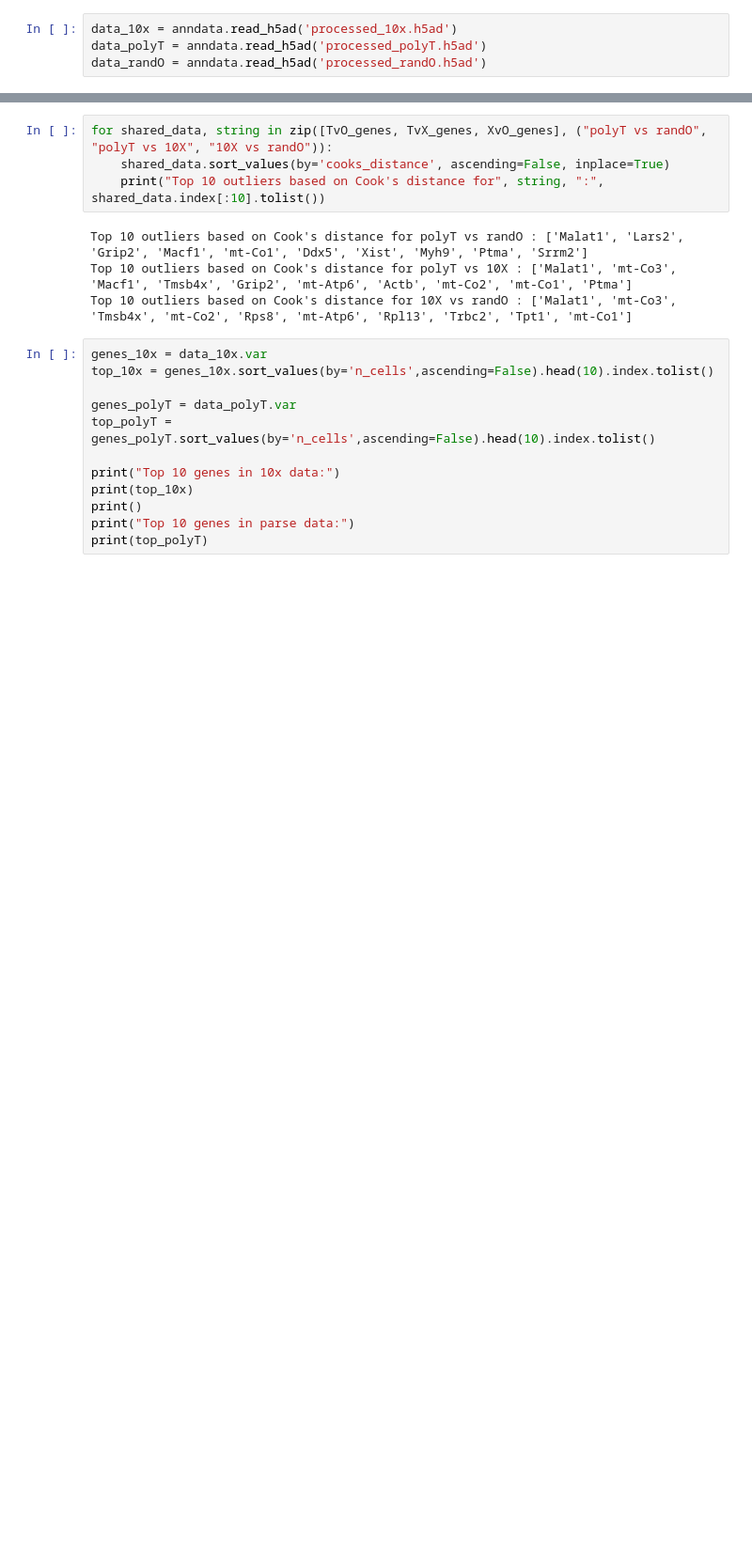
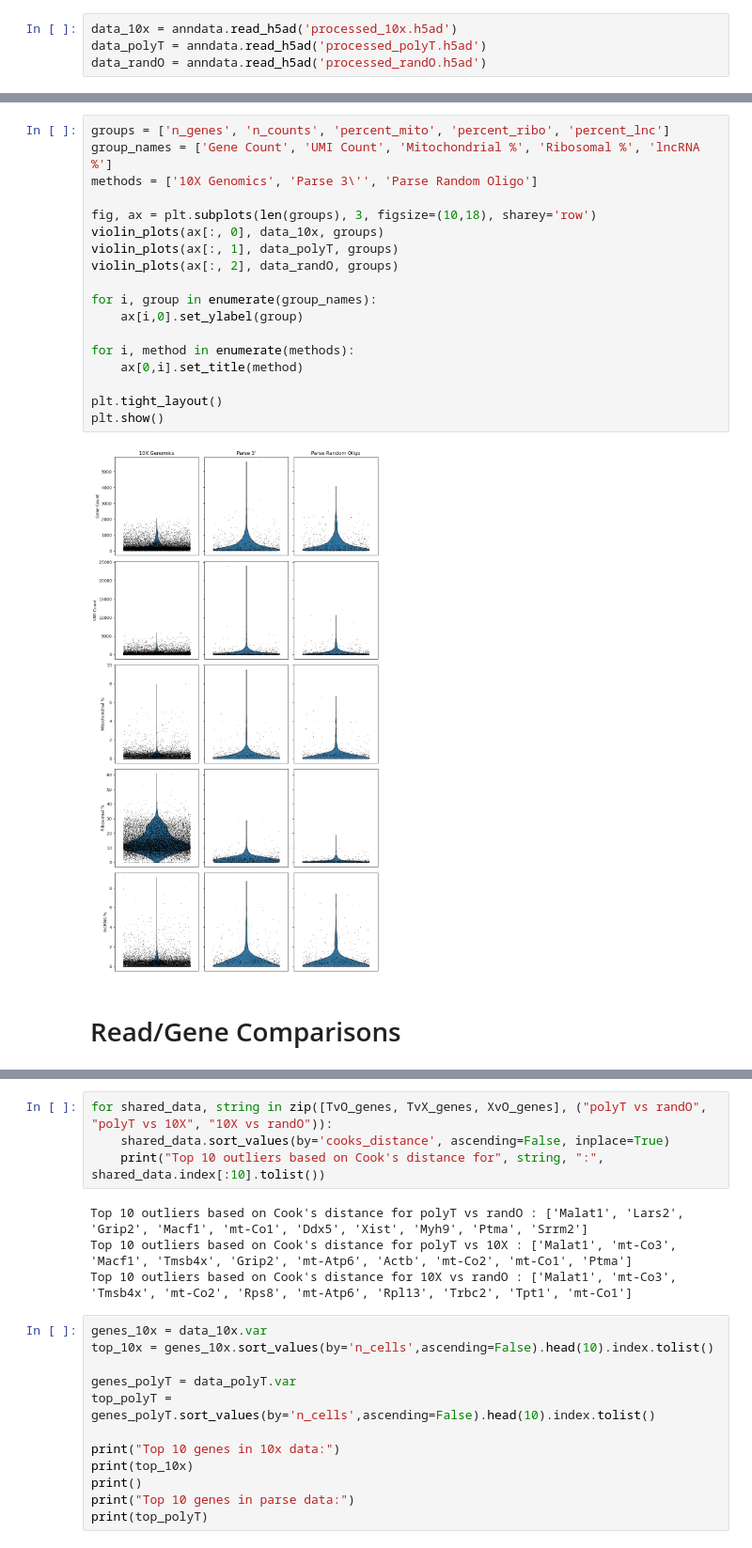
Before and after one commit to mcaskey6/10XvParse, a Jupyter notebook: Analysis 1/combo_test.ipynb, the cells around one changed output, grey strips where cells are left out. Shown at 94% size. Saved outputs shown, nothing was run; the diff lists cells and outputs as text; blank space fills up the shorter version.

```diff
--- a/Analysis 1/combo_test.ipynb
+++ b/Analysis 1/combo_test.ipynb
@@ -16 +85,23 @@ data_randO = anndata.read_h5ad('processed_randO.h5ad')
+# %%
+groups = ['n_genes', 'n_counts', 'percent_mito', 'percent_ribo', 'percent_lnc']
+group_names = ['Gene Count', 'UMI Count', 'Mitochondrial %', 'Ribosomal %', 'lncRNA %']
+methods = ['10X Genomics', 'Parse 3\'', 'Parse Random Oligo']
+
+fig, ax = plt.subplots(len(groups), 3, figsize=(10,18), sharey='row')
+violin_plots(ax[:, 0], data_10x, groups)
+violin_plots(ax[:, 1], data_polyT, groups)
+violin_plots(ax[:, 2], data_randO, groups)
+
+for i, group in enumerate(group_names):
+    ax[i,0].set_ylabel(group)
+
+for i, method in enumerate(methods):
+    ax[0,i].set_title(method)
+
+plt.tight_layout()
+plt.show()
+# %% [output]
+[figure, added]
+# %% [markdown]
+# Read/Gene Comparisons
 # %%
```
Also changed, not shown: parts of 9 cells of this notebook.
